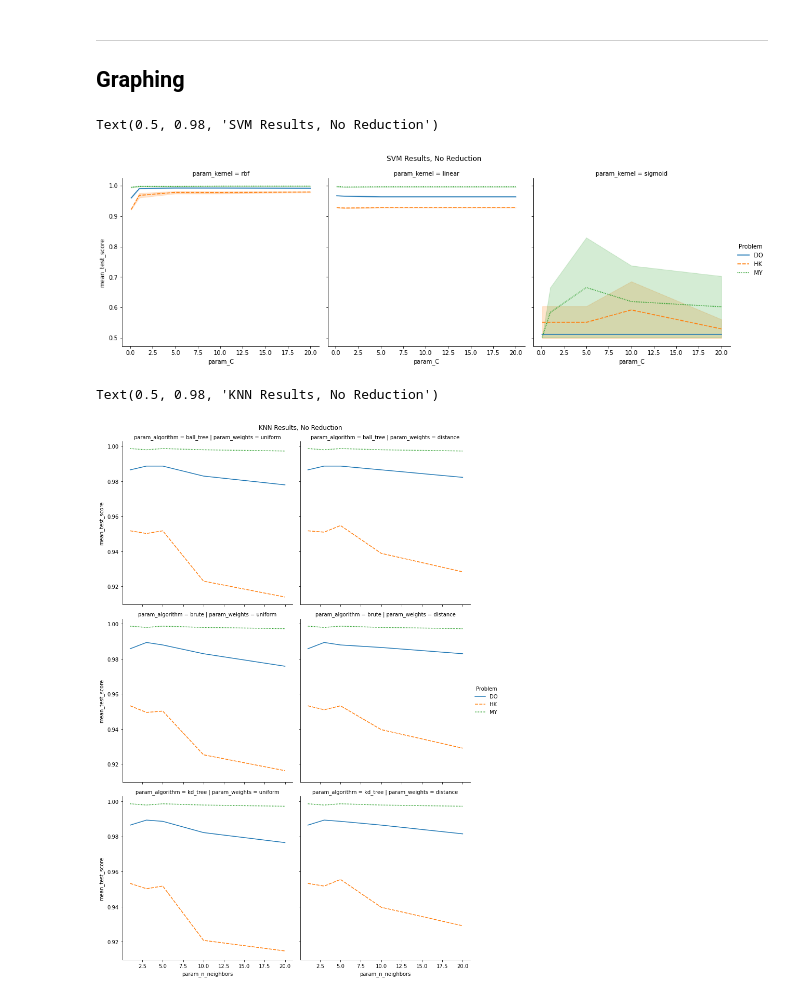
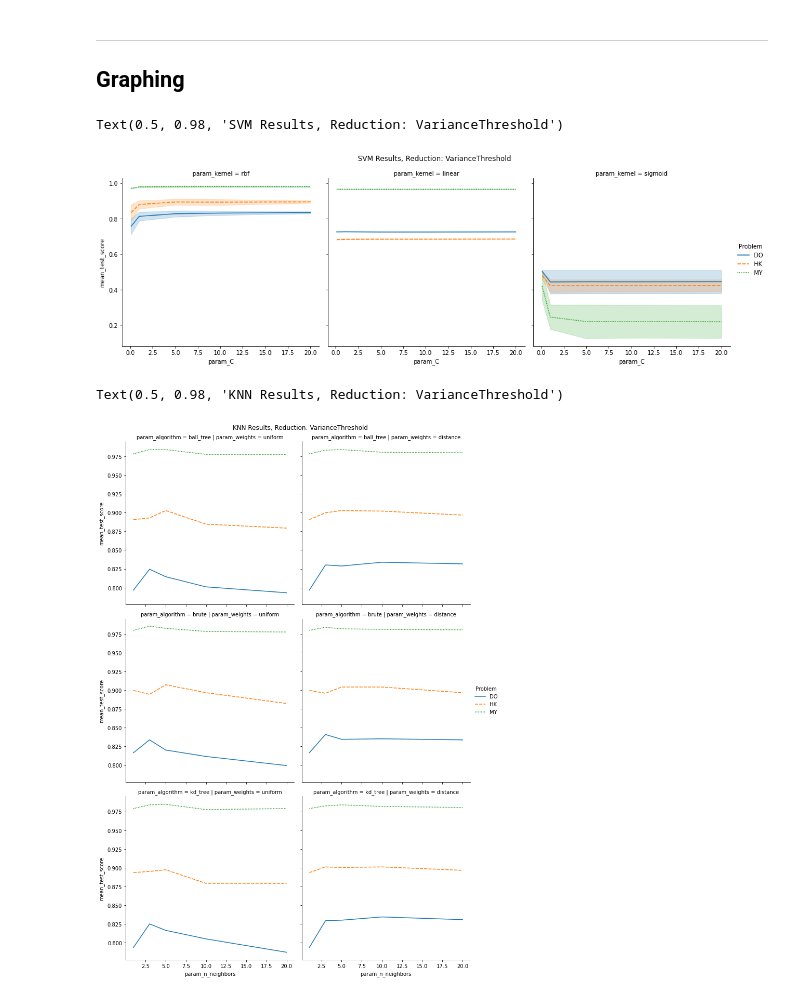
Before and after one commit to jgabella/cse514a-ProjectImplementation2, a Jupyter notebook: LetterRecognitionAnalysis.ipynb, the cells around one changed output. Drawn from its saved outputs; the diff is of its cells as text; code cells hidden in the pictures.

```diff
--- a/LetterRecognitionAnalysis.ipynb
+++ b/LetterRecognitionAnalysis.ipynb
@@ -279,7 +350,7 @@ clf = GridSearchCV(KNeighborsClassifier(), {
     'n_neighbors':[1, 3, 5, 10, 20],
     'weights': ['uniform', 'distance']
 }, cv=5)
-clf.fit(training_X, training_y)
+clf.fit(training_X_DO, training_y_DO)
 param_knn_resultsDO = pd.DataFrame(clf.cv_results_)
 trimmed_knn_resultsDO = param_knn_resultsDO[['param_n_neighbors', 'param_algorithm', 'param_weights', 'mean_test_score', 'std_test_score']]
-# trimmed_knn_resultsDO.sort_values('mean_test_score', ascending=False)
+trimmed_knn_resultsDO.sort_values('mean_test_score', ascending=False)
@@ -291,7 +380,7 @@ clf = GridSearchCV(tree.DecisionTreeClassifier(), {
     'criterion':['gini', 'entropy'],
     'max_depth':[2, 5, 10, 20, 50]
 }, cv=5)
-clf.fit(training_X, training_y)
+clf.fit(training_X_DO, training_y_DO)
 param_tree_resultsDO = pd.DataFrame(clf.cv_results_)
 trimmed_tree_resultsDO = param_tree_resultsDO[['param_criterion', 'param_max_depth', 'mean_test_score', 'std_test_score']]
-# trimmed_tree_resultsDO.sort_values('mean_test_score', ascending=False)
+trimmed_tree_resultsDO.sort_values('mean_test_score', ascending=False)
@@ -304,7 +405,7 @@ clf = GridSearchCV(RandomForestClassifier(), {
     'max_depth':[2, 5, 10, 20, 50],
     'n_estimators':[10, 50, 100, 200, 500]
 }, cv=5)
-clf.fit(training_X, training_y)
+clf.fit(training_X_DO, training_y_DO)
 param_forest_resultsDO = pd.DataFrame(clf.cv_results_)
 trimmed_forest_resultsDO = param_forest_resultsDO[['param_n_estimators', 'param_criterion', 'param_max_depth', 'mean_test_score', 'std_test_score']]
-# trimmed_forest_resultsDO.sort_values('mean_test_score', ascending=False)
+trimmed_forest_resultsDO.sort_values('mean_test_score', ascending=False)
@@ -317,7 +436,7 @@ clf = GridSearchCV(svm.SVC(), {
     'kernel':['rbf', 'linear', 'sigmoid'],
     'gamma':['auto', 'scale']
 }, cv=5)
-clf.fit(training_X, training_y)
+clf.fit(training_X_DO, training_y_DO)
 param_SVM_resultsDO = pd.DataFrame(clf.cv_results_)
 trimmed_SVM_resultsDO = param_SVM_resultsDO[['param_C', 'param_kernel', 'param_gamma', 'mean_test_score', 'std_test_score']]
 trimmed_SVM_resultsDO.sort_values('mean_test_score', ascending=False)
@@ -357,23 +487,23 @@ trimmed_ann_resultsDO = param_ann_resultsDO[['param_activation', 'param_hidden_l
 # %%
 trimmed_SVM_resultsDO
 svm_do = trimmed_SVM_resultsDO.assign(Problem='DO')
 svm_hk = trimmed_SVM_resultsHK.assign(Problem='HK')
 svm_my = trimmed_SVM_resultsMY.assign(Problem='MY')
 svm_results = pd.concat([svm_do, svm_hk, svm_my])
 svm_results
 rp = sns.relplot(
     x="param_C",
     y="mean_test_score",
     data=svm_results,
     col="param_kernel",
     hue="Problem",
     style="Problem",
     kind="line")
 rp.fig.subplots_adjust(top=0.87)
-rp.fig.suptitle('SVM Results, No Reduction')
+rp.fig.suptitle(f'SVM Results, Reduction: {DRType}')
 # %% [output]
-Text(0.5, 0.98, 'SVM Results, No Reduction')
+Text(0.5, 0.98, 'SVM Results, Reduction: VarianceThreshold')
-[figure, old version]
+[figure, new version]
 # %%
 knn_do = trimmed_knn_resultsDO.assign(Problem='DO')
 knn_hk = trimmed_knn_resultsHK.assign(Problem='HK')
@@ -386,12 +516,12 @@ rp = sns.relplot(
     data=knn_results,
     col="param_weights",
     row="param_algorithm",
-    hue="Problem", style="Problem", kind="scatter")
+    hue="Problem", style="Problem", kind="line")
 rp.fig.subplots_adjust(top=0.95)
-rp.fig.suptitle('KNN Results, No Reduction')
+rp.fig.suptitle(f'KNN Results, Reduction: {DRType}')
 # %% [output]
-Text(0.5, 0.98, 'KNN Results, No Reduction')
+Text(0.5, 0.98, 'KNN Results, Reduction: VarianceThreshold')
-[figure, old version]
+[figure, new version]
 # %%
 tree_do = trimmed_tree_resultsDO.assign(Problem='DO')
 tree_hk = trimmed_tree_resultsHK.assign(Problem='HK')
```
Also changed, not shown: parts of 40 cells of this notebook.
